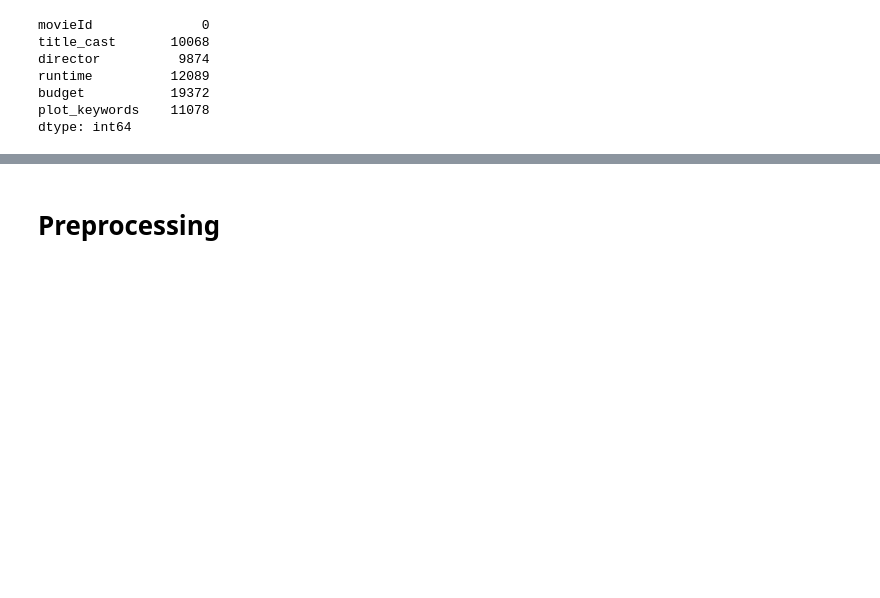
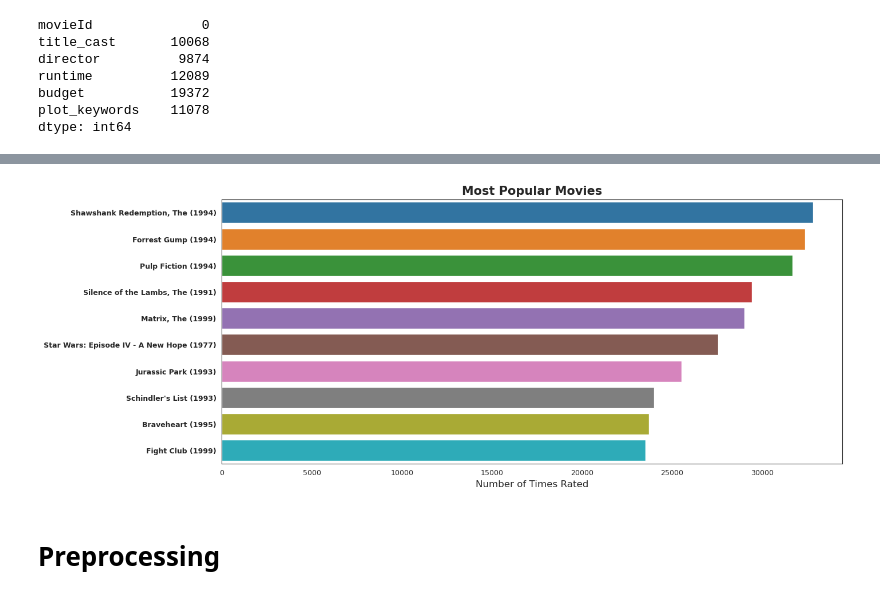
Before and after one commit to TEAM-RR1-ACT-MLTech/notebook, a Jupyter notebook: recommender_notebook.ipynb, the cells around one changed output, grey strips where cells are left out. Drawn from its saved outputs; the diff is of its cells as text; code cells hidden in the pictures; blank space fills up the shorter version.

```diff
--- a/recommender_notebook.ipynb
+++ b/recommender_notebook.ipynb
@@ -283,0 +346,7 @@ dtype: int64
+# %%
+# get a dataframe grouped by title
+
+title_df = pd.DataFrame(df.groupby('title')['rating'].count().sort_values(ascending = False))
+
+title_df = title_df.reset_index()
+title_df.head()
@@ -284,3 +360,16 @@ dtype: int64
+# %%
+# the top 10 watched movie
+
+plt.figure(figsize=(14, 6))
+sns.barplot(data = title_df.head(10), x = 'rating', y = 'title')
+plt.title('Most Popular Movies', fontsize = 15, weight = 'bold')
+plt.xlabel('Number of Times Rated', fontsize = 12)
+plt.ylabel('')
+plt.yticks(fontsize = 9, weight = 'bold')
+plt.xticks(fontsize = 9)
+plt.savefig('MostPopularMovie.png', transparent = False, dpi=300)
+# %% [output]
+[figure, added]
 # %% [markdown]
 <a id="four"></a>
 
```
Also changed, not shown: parts of 46 cells of this notebook.
